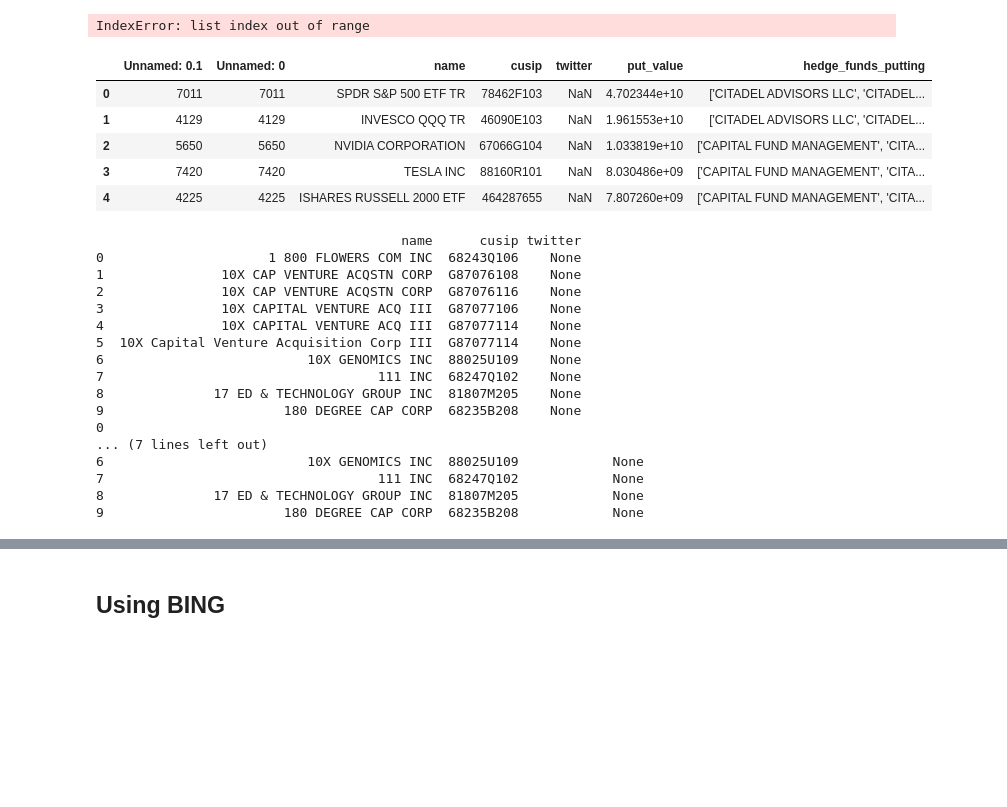
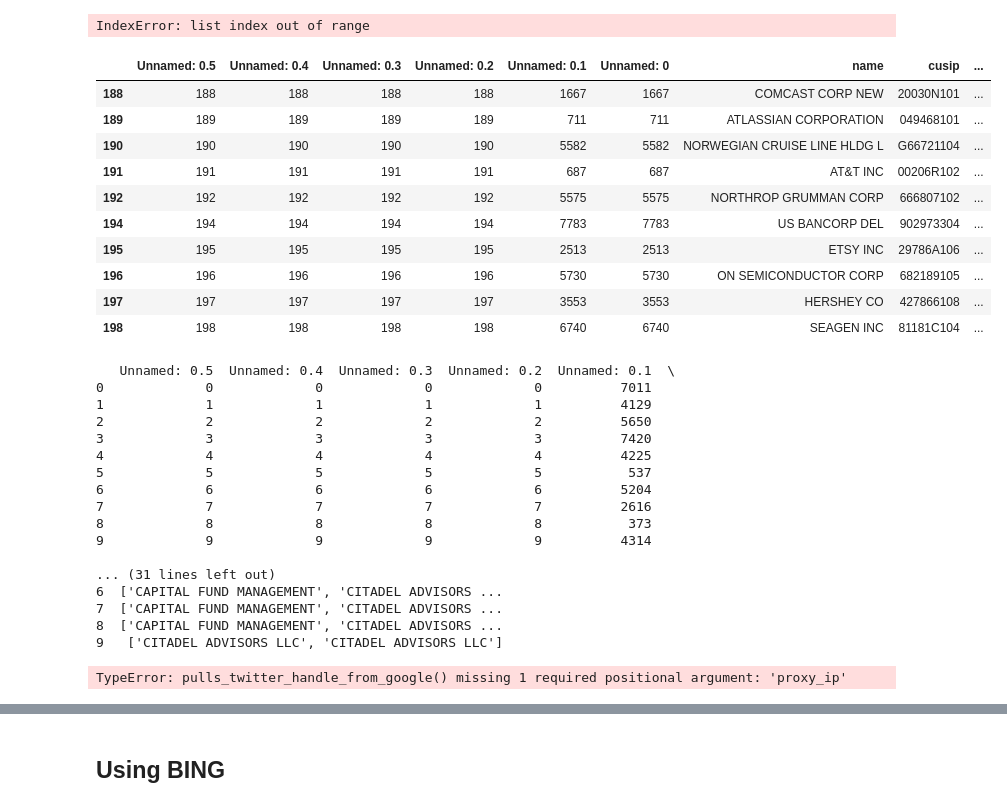
Before and after one commit to whs2k/stockFries_gha, a Jupyter notebook: notebooks/0.6.0-addingTwitter.ipynb, the cells around one changed output, grey strips where cells are left out. Saved outputs shown, nothing was run; the diff lists cells and outputs as text; code cells hidden in the pictures; blank space fills up the shorter version.

```diff
--- a/notebooks/0.6.0-addingTwitter.ipynb
+++ b/notebooks/0.6.0-addingTwitter.ipynb
@@ -57,33 +57,44 @@ IndexError: list index out of range
 # %%
 #First lets create our starter list of companies
 '''df = pd.read_csv('data_by_stocks.csv')
 df_company_info = df.groupby(['nameOfIssuer','cusip'], as_index=False).count()[['nameOfIssuer','cusip']]
 df_company_info.rename(columns={'nameOfIssuer':'name'}, inplace=True)
 df_company_info['twitter'] = None
 print(df_company_info.head())
 fn_to_save = 'df_company_info.csv'
 df_company_info.to_csv(fn_to_save)'''
-df_puts = pd.read_csv('puts_by_stock.csv')
+
+
+'''df_puts = pd.read_csv('puts_by_stock.csv')
 df_puts.rename(columns={'value':'put_value',
                        'fund_name':'hedge_funds_putting'}, inplace=True)
 fn = 'df_company_info2.csv'
 df_company_info=pd.read_csv(fn)
 
 df_company_info=df_company_info.merge(df_puts[['cusip','put_value','hedge_funds_putting']], on=['cusip'], how = 'outer') \
         .drop_duplicates('cusip').sort_values('put_value', ascending=False).reset_index(drop=True)
 
 #df_puts.head()
 df_company_info_puts_only = df_company_info[df_company_info.put_value > 0].sort_values('put_value', ascending=False).reset_index()
 df_company_info_puts_only.head()
 
-df_company_info.head()
+df_company_info.head()'''
+fn = 'df_company_info2.csv'
+df_company_info=pd.read_csv(fn).sort_values('put_value',ascending=False).reset_index(drop=True)
+df_company_info_no_twitter_only=df_company_info[df_company_info.twitter.isnull()]
+df_company_info_no_twitter_only.head(10)
 # %% [output]
-|  | Unnamed: 0.1 | Unnamed: 0 | name | cusip | twitter | put_value | hedge_funds_putting |
-| 0 | 7011 | 7011 | SPDR S&P 500 ETF TR | 78462F103 | NaN | 4.702344e+10 | ['CITADEL ADVISORS LLC', 'CITADEL... |
-| 1 | 4129 | 4129 | INVESCO QQQ TR | 46090E103 | NaN | 1.961553e+10 | ['CITADEL ADVISORS LLC', 'CITADEL... |
-| 2 | 5650 | 5650 | NVIDIA CORPORATION | 67066G104 | NaN | 1.033819e+10 | ['CAPITAL FUND MANAGEMENT', 'CITA... |
-| 3 | 7420 | 7420 | TESLA INC | 88160R101 | NaN | 8.030486e+09 | ['CAPITAL FUND MANAGEMENT', 'CITA... |
-| 4 | 4225 | 4225 | ISHARES RUSSELL 2000 ETF | 464287655 | NaN | 7.807260e+09 | ['CAPITAL FUND MANAGEMENT', 'CITA... |
+|  | Unnamed: 0.5 | Unnamed: 0.4 | Unnamed: 0.3 | Unnamed: 0.2 | Unnamed: 0.1 | Unnamed: 0 | name | cusip | ... |
+| 188 | 188 | 188 | 188 | 188 | 1667 | 1667 | COMCAST CORP NEW | 20030N101 | ... |
+| 189 | 189 | 189 | 189 | 189 | 711 | 711 | ATLASSIAN CORPORATION | 049468101 | ... |
+| 190 | 190 | 190 | 190 | 190 | 5582 | 5582 | NORWEGIAN CRUISE LINE HLDG L | G66721104 | ... |
+| 191 | 191 | 191 | 191 | 191 | 687 | 687 | AT&T INC | 00206R102 | ... |
+| 192 | 192 | 192 | 192 | 192 | 5575 | 5575 | NORTHROP GRUMMAN CORP | 666807102 | ... |
+| 194 | 194 | 194 | 194 | 194 | 7783 | 7783 | US BANCORP DEL | 902973304 | ... |
+| 195 | 195 | 195 | 195 | 195 | 2513 | 2513 | ETSY INC | 29786A106 | ... |
+| 196 | 196 | 196 | 196 | 196 | 5730 | 5730 | ON SEMICONDUCTOR CORP | 682189105 | ... |
+| 197 | 197 | 197 | 197 | 197 | 3553 | 3553 | HERSHEY CO | 427866108 | ... |
+| 198 | 198 | 198 | 198 | 198 | 6740 | 6740 | SEAGEN INC | 81181C104 | ... |
 # %%
 def check_if_twitter_handle_saved(df_input, company_name):
     return True
@@ -128,22 +139,23 @@ df_company_info
 pulls_twitter_handle_from_google(df_company_info, company_name=company_name_test)
 print(df_company_info.head(10))
 # %% [output]
-                                       name      cusip twitter
-0                     1 800 FLOWERS COM INC  68243Q106    None
-1               10X CAP VENTURE ACQSTN CORP  G87076108    None
-2               10X CAP VENTURE ACQSTN CORP  G87076116    None
-3               10X CAPITAL VENTURE ACQ III  G87077106    None
-4               10X CAPITAL VENTURE ACQ III  G87077114    None
-5  10X Capital Venture Acquisition Corp III  G87077114    None
-6                          10X GENOMICS INC  88025U109    None
-7                                   111 INC  68247Q102    None
-8              17 ED & TECHNOLOGY GROUP INC  81807M205    None
-9                       180 DEGREE CAP CORP  68235B208    None
-0
-... (7 lines left out)
-6                          10X GENOMICS INC  88025U109            None
-7                                   111 INC  68247Q102            None
-8              17 ED & TECHNOLOGY GROUP INC  81807M205            None
-9                       180 DEGREE CAP CORP  68235B208            None
+   Unnamed: 0.5  Unnamed: 0.4  Unnamed: 0.3  Unnamed: 0.2  Unnamed: 0.1  \
+0             0             0             0             0          7011
+1             1             1             1             1          4129
+2             2             2             2             2          5650
+3             3             3             3             3          7420
+4             4             4             4             4          4225
+5             5             5             5             5           537
+6             6             6             6             6          5204
+7             7             7             7             7          2616
+8             8             8             8             8           373
+9             9             9             9             9          4314
+
+... (31 lines left out)
+6  ['CAPITAL FUND MANAGEMENT', 'CITADEL ADVISORS ...
+7  ['CAPITAL FUND MANAGEMENT', 'CITADEL ADVISORS ...
+8  ['CAPITAL FUND MANAGEMENT', 'CITADEL ADVISORS ...
+9   ['CITADEL ADVISORS LLC', 'CITADEL ADVISORS LLC']
+TypeError: pulls_twitter_handle_from_google() missing 1 required positional argument: 'proxy_ip'
 # %%
 df_company_info.tail()
```
Also changed, not shown: parts of 4 cells of this notebook, 6 other files.
